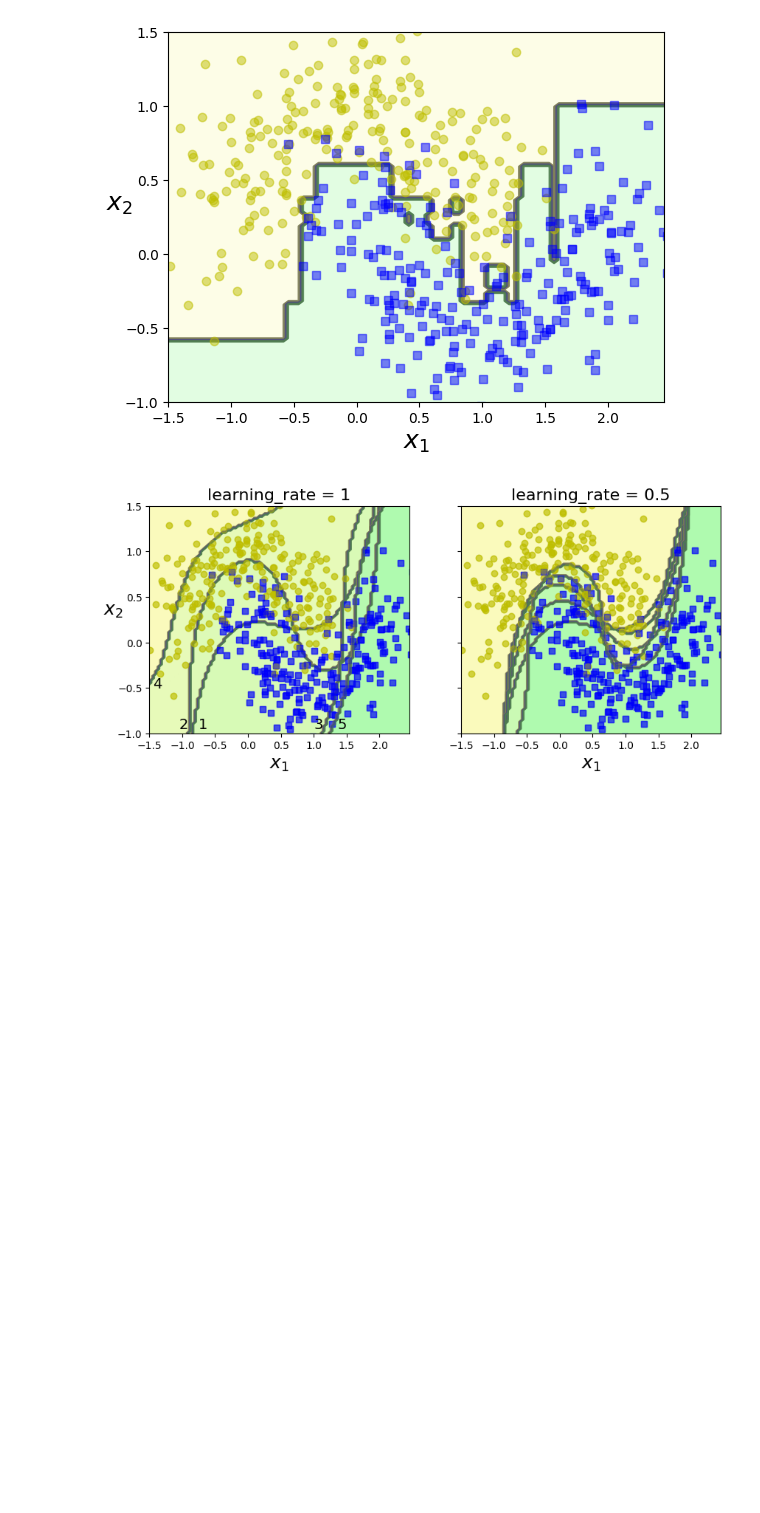
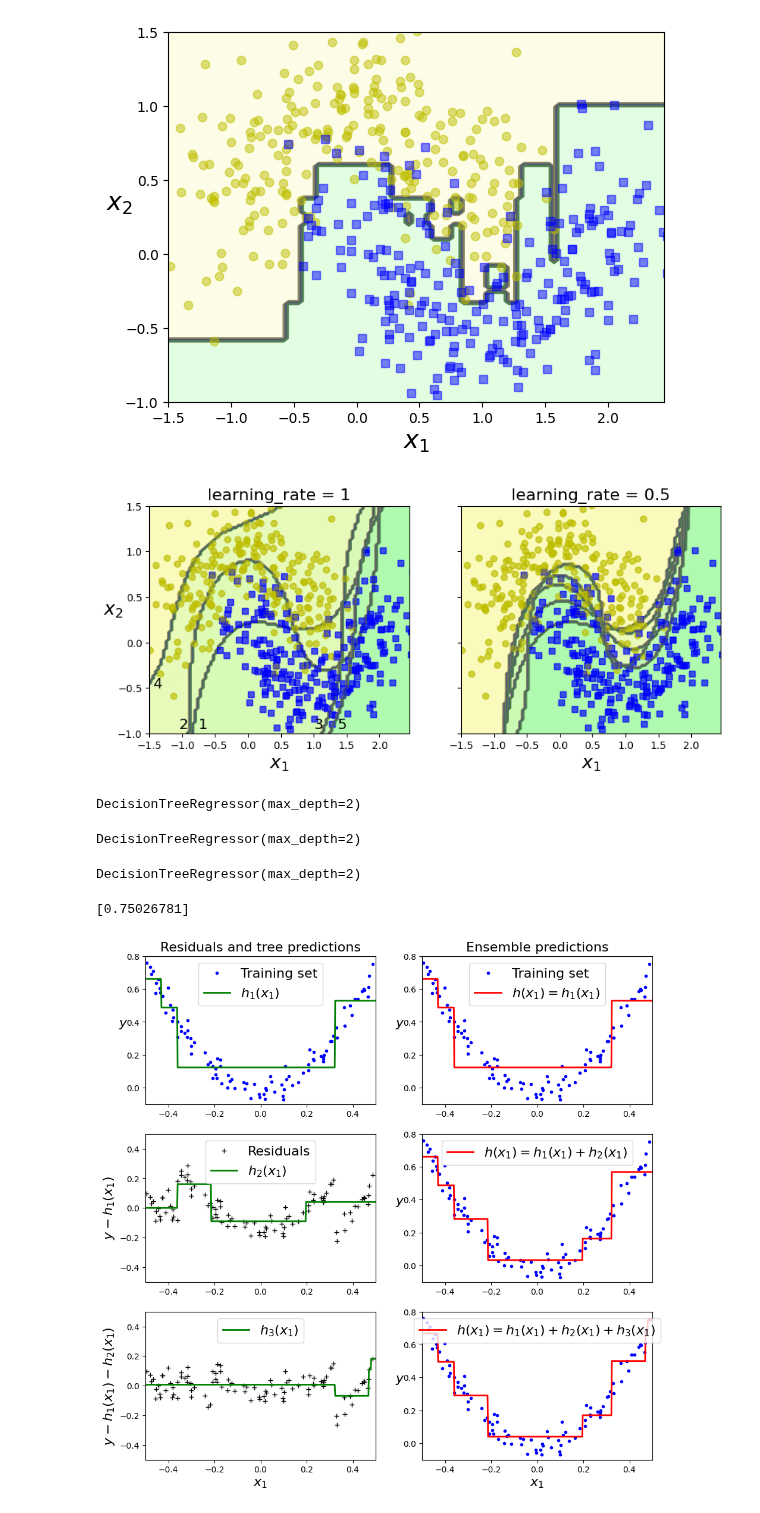
Before and after one commit to jonskerlj/ml_review, a Jupyter notebook: 07_ensemble_learning_and_random_forests.ipynb, the cells around one changed output. Cells and saved outputs as stored; diff of their text form; code cells hidden in the pictures; blank space fills up the shorter version.

```diff
--- a/07_ensemble_learning_and_random_forests.ipynb
+++ b/07_ensemble_learning_and_random_forests.ipynb
@@ -450,0 +461,74 @@ plt.show()
+# %%
+# let's train a decision tree regressor on this dataset:
+from sklearn.tree import DecisionTreeRegressor
+
+tree_reg1 = DecisionTreeRegressor(max_depth=2)
+tree_reg1.fit(X, y)
+# %% [output]
+DecisionTreeRegressor(max_depth=2)
+# %%
+# Train a second one on the residual errors made by the first one
+y2 = y - tree_reg1.predict(X)
+
+tree_reg2 = DecisionTreeRegressor(max_depth=2)
+tree_reg2.fit(X, y2)
+# %% [output]
+DecisionTreeRegressor(max_depth=2)
+# %%
+# Train the thirds one on the residual errors made by the second one
+y3 = y2 - tree_reg2.predict(X)
+tree_reg3 = DecisionTreeRegressor(max_depth=2)
+tree_reg3.fit(X, y3)
+# %% [output]
+DecisionTreeRegressor(max_depth=2)
+# %%
+# Now we have an ensemble - make prediction by simply adding up the prediction for all the trees:
+X_new = np.array([[0.8]])
+y_pred = sum(tree.predict(X_new) for tree in (tree_reg1, tree_reg2, tree_reg3))
+print(y_pred)
+# %% [output]
+[0.75026781]
+# %%
+# Visualize the predictions and the residual errors
+def plot_predictions(regressors, X, y, axes, label=None, style="r-", data_style="b.", data_label=None):
+    x1 = np.linspace(axes[0], axes[1], 500)
+    y_pred = sum(regressor.predict(x1.reshape(-1, 1)) for regressor in regressors)
+    plt.plot(X[:, 0], y, data_style, label=data_label)
+    plt.plot(x1, y_pred, style, linewidth=2, label=label)
+    if label or data_label:
+        plt.legend(loc="upper center", fontsize=16)
+    plt.axis(axes)
+# %%
+plt.figure(figsize=(11,11))
+
+plt.subplot(321)
+plot_predictions([tree_reg1], X, y, axes=[-0.5, 0.5, -0.1, 0.8], label="$h_1(x_1)$", style="g-", data_label="Training set")
+plt.ylabel("$y$", fontsize=16, rotation=0)
+plt.title("Residuals and tree predictions", fontsize=16)
+
+plt.subplot(322)
+plot_predictions([tree_reg1], X, y, axes=[-0.5, 0.5, -0.1, 0.8], label="$h(x_1) = h_1(x_1)$", data_label="Training set")
+plt.ylabel("$y$", fontsize=16, rotation=0)
+plt.title("Ensemble predictions", fontsize=16)
+
+plt.subplot(323)
+plot_predictions([tree_reg2], X, y2, axes=[-0.5, 0.5, -0.5, 0.5], label="$h_2(x_1)$", style="g-", data_style="k+", data_label="Residuals")
+plt.ylabel("$y - h_1(x_1)$", fontsize=16)
+
+plt.subplot(324)
+plot_predictions([tree_reg1, tree_reg2], X, y, axes=[-0.5, 0.5, -0.1, 0.8], label="$h(x_1) = h_1(x_1) + h_2(x_1)$")
+plt.ylabel("$y$", fontsize=16, rotation=0)
+
+plt.subplot(325)
+plot_predictions([tree_reg3], X, y3, axes=[-0.5, 0.5, -0.5, 0.5], label="$h_3(x_1)$", style="g-", data_style="k+")
+plt.ylabel("$y - h_1(x_1) - h_2(x_1)$", fontsize=16)
+plt.xlabel("$x_1$", fontsize=16)
+
+plt.subplot(326)
+plot_predictions([tree_reg1, tree_reg2, tree_reg3], X, y, axes=[-0.5, 0.5, -0.1, 0.8], label="$h(x_1) = h_1(x_1) + h_2(x_1) + h_3(x_1)$")
+plt.xlabel("$x_1$", fontsize=16)
+plt.ylabel("$y$", fontsize=16, rotation=0)
+
+plt.show()
+# %% [output]
+[figure, added]
```
Also changed, not shown: parts of 14 cells of this notebook, 1 other file.
